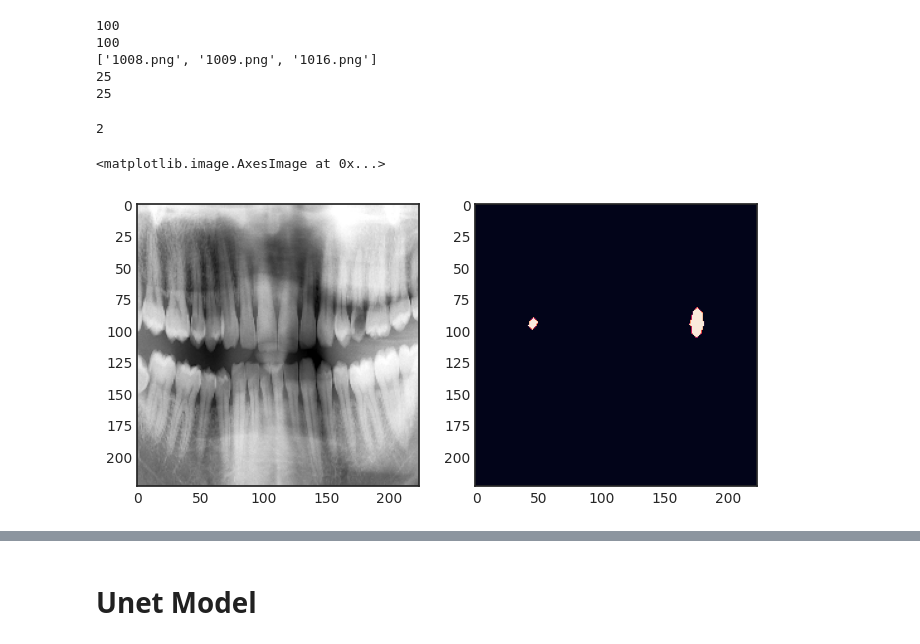
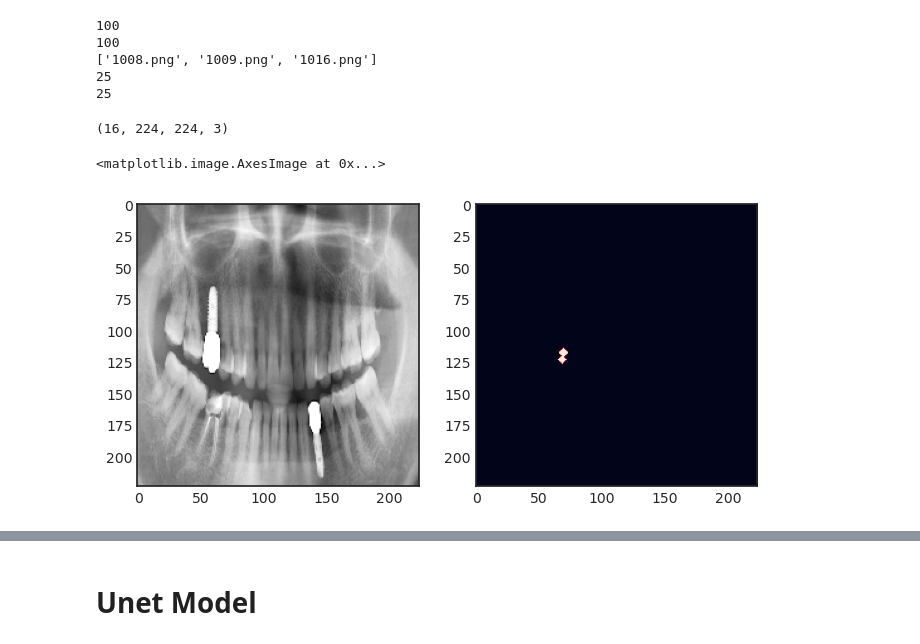
Before and after one commit to Marcellofabrizio/MV2-Project, a Jupyter notebook: unetv1.ipynb, the cells around one changed output, grey strips where cells are left out. Cells and saved outputs as stored; diff of their text form; code cells hidden in the pictures.

Commit message:
Model compiling and printing

```diff
--- a/unetv1.ipynb
+++ b/unetv1.ipynb
@@ -82,7 +76,6 @@ def downsample(img):
 from tensorflow.keras.utils import Sequence
 
 class DataGenerator(Sequence):
-    'Generates data for Keras'
 
     def __init__(self, images,image_dir,labels,label_dir ,batch_size=16, dim=(224,224,3) ,shuffle=True):
         'Initialization'
@@ -96,40 +89,32 @@ class DataGenerator(Sequence):
         self.on_epoch_end()
 
     def __len__(self):
-        'Denotes the number of batches per epoch'
         return int(np.floor(len(self.images) / self.batch_size))
 
     def __getitem__(self, index):
-        'Generate one batch of data'
-        # Generate indexes of the batch
         indexes = self.indexes[index*self.batch_size:(index+1)*self.batch_size]
 
-        # Find list of IDs
         list_IDs_temp = [k for k in indexes]
 
-        # Generate data
         X, y = self.__data_generation(list_IDs_temp)
 
         return X, y
 
     def on_epoch_end(self):
-        'Updates indexes after each epoch'
         self.indexes = np.arange(len(self.images))
         if self.shuffle == True:
             np.random.shuffle(self.indexes)
 
     def __data_generation(self, list_IDs_temp):
-        'Generates data containing batch_size samples' # X : (n_samples, *dim, n_channels)
-        # Initialization
+        'Generates data containing batch_size samples'
         batch_imgs = list()
         batch_labels = list()
 
-        # Generate data
         for i in list_IDs_temp:
-            img = load_img(self.image_dir + self.images[i] ,target_size=self.dim)
+            img = load_img(self.image_dir + self.images[i], target_size=self.dim, grayscale=False)
             img = img_to_array(img)/255.
             batch_imgs.append(img)
-            label = load_img(self.label_dir + self.labels[i] ,target_size=self.dim)
+            label = load_img(self.label_dir + self.labels[i] ,target_size=self.dim, grayscale=False)
             label = img_to_array(label)[:,:,0]
             label = label != 0
             label = mp.binary_erosion(mp.binary_erosion(label))
@@ -137,7 +122,7 @@ class DataGenerator(Sequence):
             label = np.expand_dims((label)*1 , axis=2)
             batch_labels.append(label)
 
-        return np.array(batch_imgs,dtype = np.float32 ) ,np.array(batch_labels , dtype = np.float32 )
+        return np.array(batch_imgs, dtype = np.float32), np.array(batch_labels , dtype = np.float32 )
 # %%
 from os import listdir
 
@@ -172,21 +157,28 @@ print(len(val_masks))
 25
 25
 # %%
-train_generator = DataGenerator(train_imgs,'./data/images_cut/',train_masks,'./data/labels_cut/',batch_size=36, dim=(224,224,3) ,shuffle=True)
+batch_size = 16
+train_generator = DataGenerator(train_imgs,'./data/images_cut/',train_masks,'./data/labels_cut/',batch_size=batch_size, dim=(224,224,3) ,shuffle=True)
+train_generator.__getitem__(1)
 train_steps = train_generator.__len__()
-train_steps
-# %% [output]
-2
 # %%
+import matplotlib.pyplot as plt
+plt.style.use('seaborn-v0_8-white')
+import seaborn as sns
+sns.set_style("white")
+
 X,y = train_generator.__getitem__(1)
-t = 26
+t = 10
+
+print(X.shape)
 
 plt.figure(figsize=(8,8))
 plt.subplot(121)
 plt.imshow(X[t])
 plt.subplot(122)
 plt.imshow(np.reshape(y[t],(224,224)))
 # %% [output]
-<matplotlib.image.AxesImage at 0x...>
+(16, 224, 224, 3)
+<matplotlib.image.AxesImage at 0x...>
-[figure, old version]
+[figure, new version]
 # %%
```
Also changed, not shown: parts of 15 cells of this notebook.
